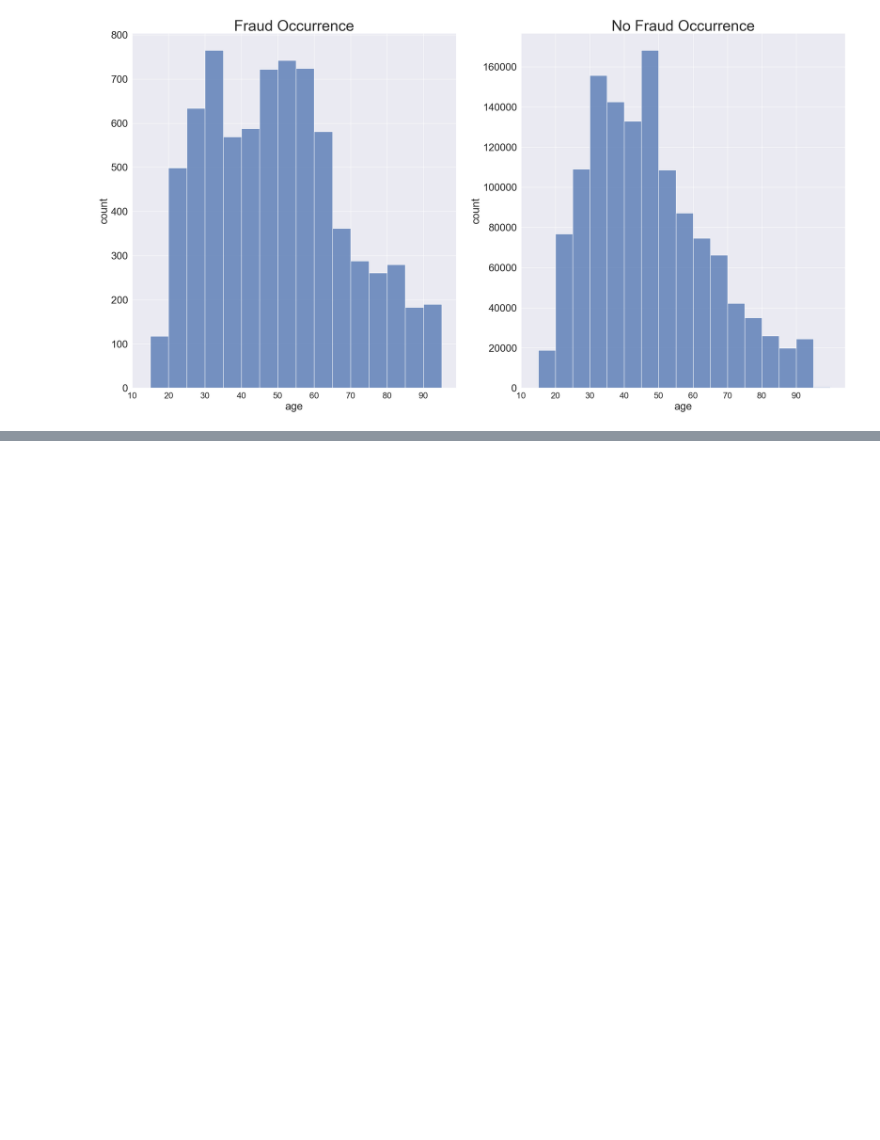
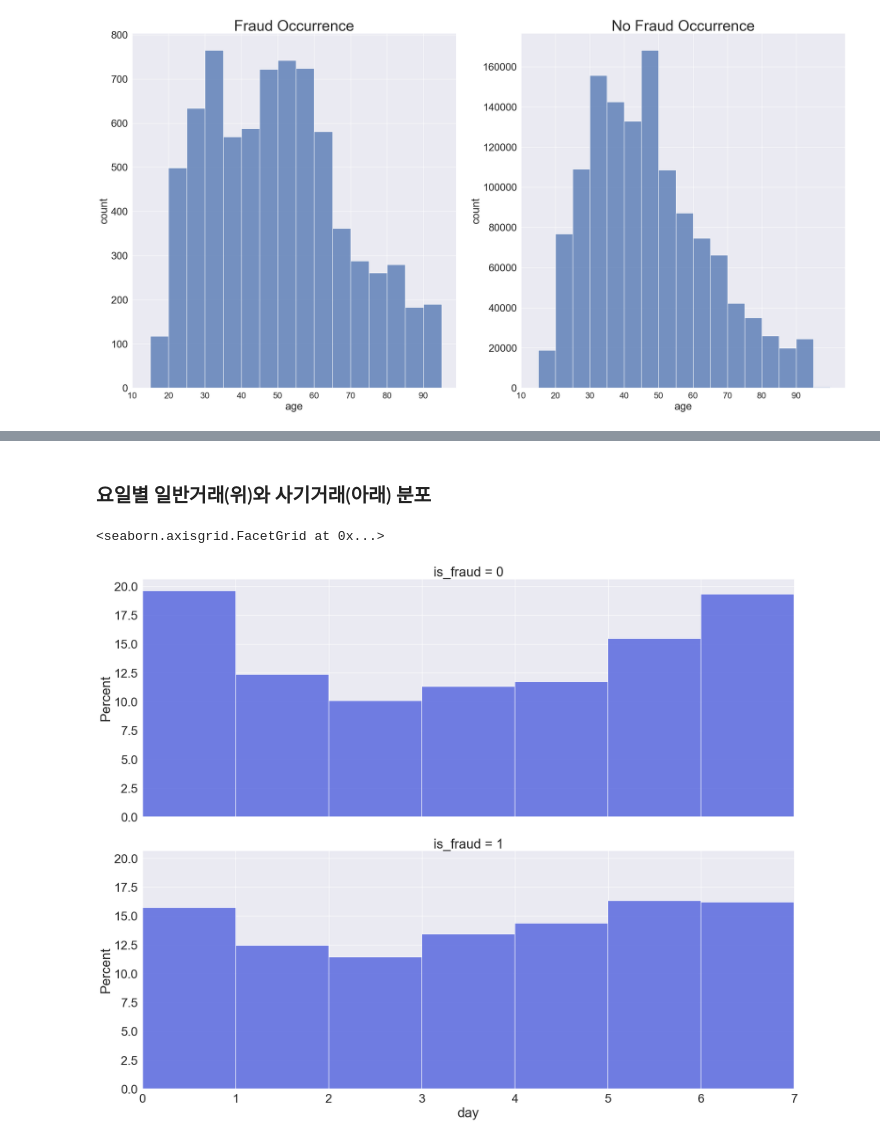
Before and after one commit to InjaeJayLee/mzcard, a Jupyter notebook: notebook.ipynb, the cells around one changed output, grey strips where cells are left out. Drawn from its saved outputs; the diff is of its cells as text; code cells hidden in the pictures; blank space fills up the shorter version.

```diff
--- a/notebook.ipynb
+++ b/notebook.ipynb
@@ -121,0 +124,10 @@ plt.show()
+# %% [markdown]
+###
+### 요일별 일반거래(위)와 사기거래(아래) 분포
+# %%
+day_fraud_df = pd.concat([X_train['day'], y_train], axis=1)
+plot = sns.FacetGrid(day_fraud_df, row='is_fraud', height=8, aspect=2.5, xlim=(0,7))
+plot.map(sns.histplot, 'day', stat='percent', binwidth=0.999, color='#4657DC')
+# %% [output]
+<seaborn.axisgrid.FacetGrid at 0x...>
+[figure, added]
```
Also changed, not shown: parts of 27 cells of this notebook, 4 other files.
